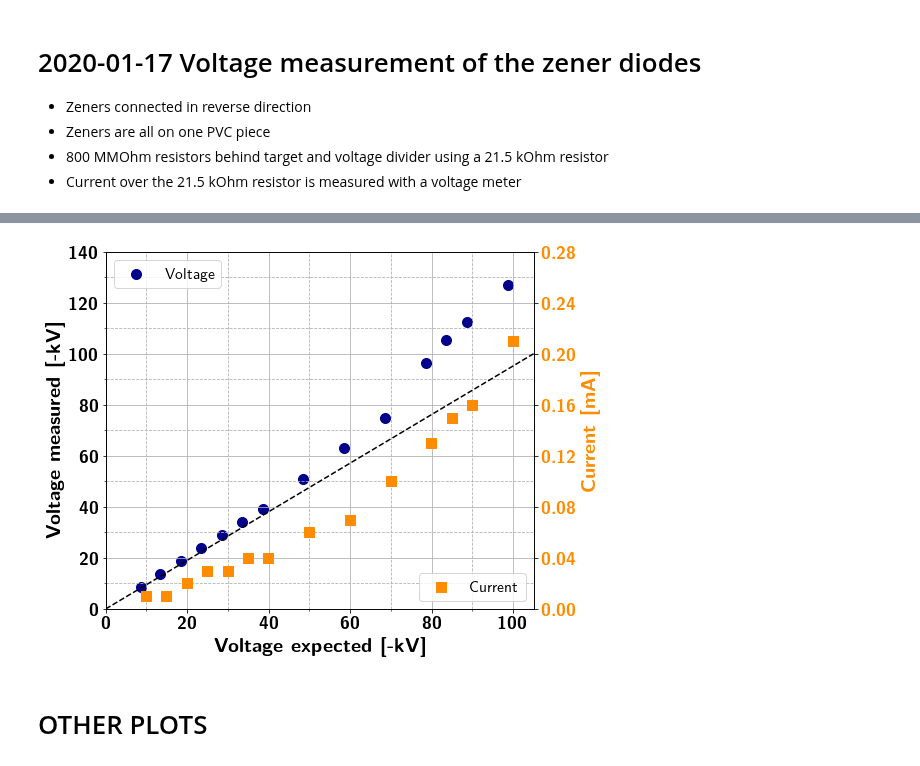
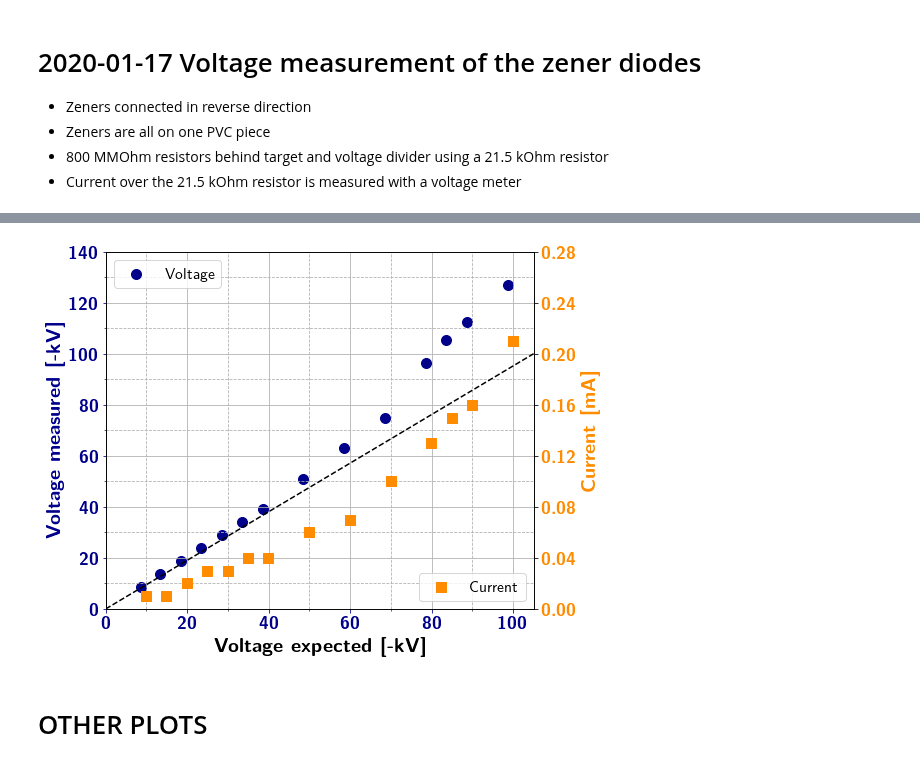
Before and after one commit to kromerh/phd_python, a Jupyter notebook: 17.zener/2020-02-25.zener_verification.ipynb, the cells around one changed output, grey strips where cells are left out. Cells and saved outputs as stored; diff of their text form; code cells hidden in the pictures.

```diff
--- a/17.zener/2020-02-25.zener_verification.ipynb
+++ b/17.zener/2020-02-25.zener_verification.ipynb
@@ -133,38 +133,38 @@ plt.scatter(np.asarray(V_HV)-1.4, V_meas_target, marker='o', label='Voltage', co
 ax = plt.gca()
 
 _ = plt.xlabel(r'\textbf{Voltage expected [-kV]}',fontsize=fs)
-_ = ax.set_ylabel(r'\textbf{Voltage measured [-kV]}', color='black',fontsize=fs)
+_ = ax.set_ylabel(r'\textbf{Voltage measured [-kV]}', color='darkblue',fontsize=fs)
 _ = plt.legend(loc='upper left', fontsize=fs-4)
 # minor ticks x
 minor_locator = AutoMinorLocator(2)
 ax.xaxis.set_minor_locator(minor_locator)
 # minor ticks y
 minor_locator = AutoMinorLocator(2)
 ax.yaxis.set_minor_locator(minor_locator)
 # tick font size
-ax.tick_params('x', colors='black', labelsize=fs-2)
-ax.tick_params('y', colors='black', labelsize=fs-2)
+ax.tick_params('x', colors='darkblue', labelsize=fs-2)
+ax.tick_params('y', colors='darkblue', labelsize=fs-2)
 # grid
 ax.grid(b=True, which='major', linestyle='-')#, color='gray')
 ax.grid(b=True, which='minor', linestyle='--')#, color='gray')
 
 
 ax2 = ax.twinx()
 # Turns off grid on the secondary (right) Axis.
 ax2.grid(False)
 ax2.set_ylabel(r"\textbf{Current [mA]}", color='darkorange',fontsize=fs)
 ax2.tick_params(axis='y', labelcolor='darkorange', labelsize=fs-2)
 ax2.scatter(V_HV, I_HV, label='Current', marker='s', color='darkorange', s=100)
 _ = ax2.legend(loc='lower right', fontsize=fs-4)
 ax.set_ylim(0, 140)
 ax.set_xlim(0, 105)
 ax2.set_ylim(0, 0.280)
 ax2.set_yticks(np.arange(0, 0.28+0.04, 0.04))
 plt.tight_layout()
 plt.savefig(f'{OUTPUT_FOLDER}/{FIGNAME}.pdf')
 plt.show()
 # %% [output]
-[figure, old version]
+[figure, new version]
 # %% [markdown]
 # OTHER PLOTS
 # %%
```
Also changed, not shown: parts of 1 cell of this notebook, 16 other files.
